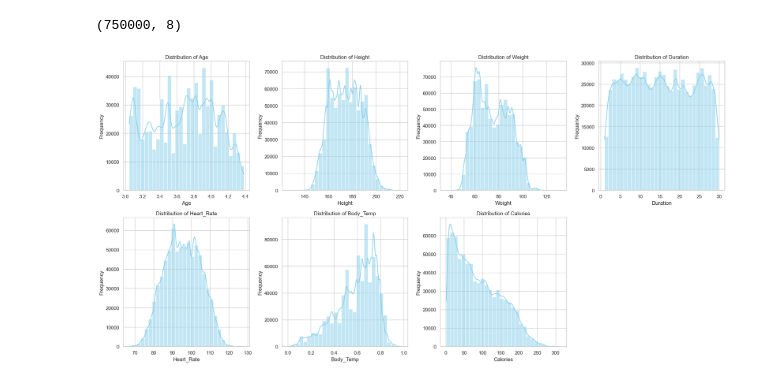
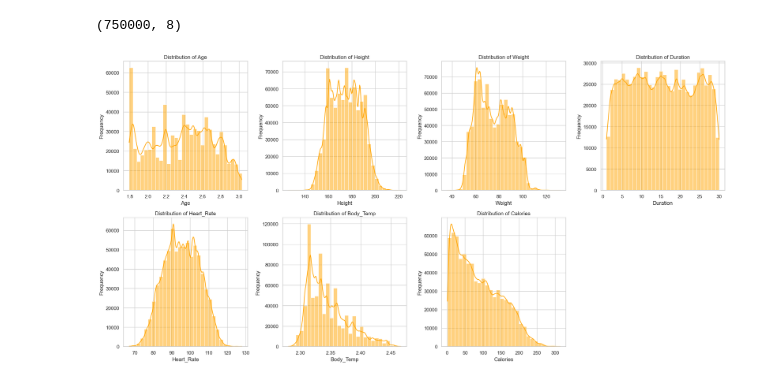
Before and after one commit to steadfast2201/Predict_Calorie_Expenditure_Project, a Jupyter notebook: notebooks/Feature_Engineering.ipynb, the cells around one changed output. Drawn from its saved outputs; the diff is of its cells as text; code cells hidden in the pictures.

```diff
--- a/notebooks/Feature_Engineering.ipynb
+++ b/notebooks/Feature_Engineering.ipynb
@@ -21,31 +12,31 @@ df.shape
 # %% [output]
 (750000, 8)
 # %%
-df['Body_Temp'] = np.log(df['Body_Temp'].max() + 1 - df['Body_Temp'])
-df['Age'] = np.log(df['Age'] + 1)
+df['Body_Temp'] = np.log(0.675 * (df['Body_Temp'].max() + 1 - 0.675*(df['Body_Temp'])))
+df['Age'] = np.log(df['Age'] * 0.25 + 1)
 # %%
 # Plot settings
 sns.set_style(style="whitegrid")
 
 numeric_cols = df.select_dtypes(include=['int64', 'float64']).columns
 cols_per_row = 4
 rows = (len(numeric_cols) + cols_per_row - 1) // cols_per_row
 
 fig, axes = plt.subplots(rows, cols_per_row, figsize=(20, 5 * rows))
 axes = axes.flatten()
 
 # Plot histograms
 for idx, col in enumerate(numeric_cols):
-    sns.histplot(x=df[col], kde=True, bins=30, color='skyblue', ax=axes[idx])
+    sns.histplot(x=df[col], kde=True, bins=30, color='orange', ax=axes[idx])
     axes[idx].set_title(f'Distribution of {col}')
     axes[idx].set_xlabel(col)
     axes[idx].set_ylabel('Frequency')
 
 # Hide unused subplots
 for idx in range(len(numeric_cols), len(axes)):
     fig.delaxes(axes[idx])
 
 plt.tight_layout()
 plt.show()
 # %% [output]
-[figure, old version]
+[figure, new version]
```
Also changed, not shown: parts of 2 cells of this notebook, 1 other file.
